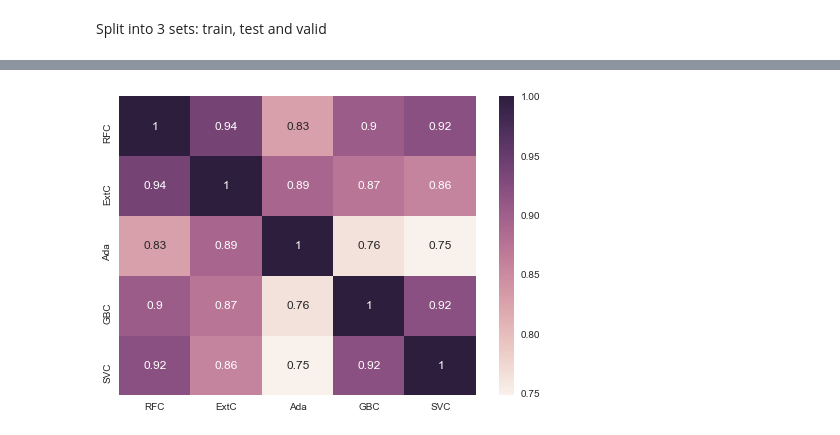
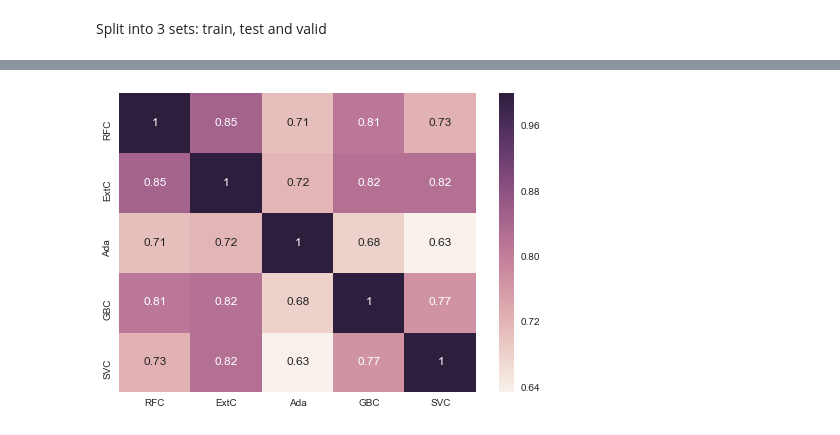
Before and after one commit to cc07/tictanic, a Jupyter notebook: Data Training using Sklearn.ipynb, the cells around one changed output, grey strips where cells are left out. Drawn from its saved outputs; the diff is of its cells as text; code cells hidden in the pictures.

```diff
--- a/Data Training using Sklearn.ipynb
+++ b/Data Training using Sklearn.ipynb
@@ -299,19 +293,19 @@ for row in range(nrows):
 # %%
-test_Survived_RFC = pd.Series(RFC_best.predict(X_test), name="RFC")
-test_Survived_ExtC = pd.Series(ExtC_best.predict(X_test), name="ExtC")
-test_Survived_SVMC = pd.Series(SVMC_best.predict(X_test), name="SVC")
-test_Survived_AdaC = pd.Series(ada_best.predict(X_test), name="Ada")
-test_Survived_GBC = pd.Series(GBC_best.predict(X_test), name="GBC")
+test_Survived_RFC = pd.Series(RFC_best.predict(X_predict), name="RFC")
+test_Survived_ExtC = pd.Series(ExtC_best.predict(X_predict), name="ExtC")
+test_Survived_SVMC = pd.Series(SVMC_best.predict(X_predict), name="SVC")
+test_Survived_AdaC = pd.Series(ada_best.predict(X_predict), name="Ada")
+test_Survived_GBC = pd.Series(GBC_best.predict(X_predict), name="GBC")
 
 
 # Concatenate all classifier results
 ensemble_results = pd.concat([test_Survived_RFC, test_Survived_ExtC, \
                               test_Survived_AdaC, test_Survived_GBC, test_Survived_SVMC], axis=1)
 
 
 g = sns.heatmap(ensemble_results.corr(),annot=True)
 # %% [output]
-[figure, old version]
+[figure, new version]
 # %%
 votingC = VotingClassifier(estimators=[('rfc', RFC_best), ('extc', ExtC_best),
 ('svc', SVMC_best), ('adac',ada_best),('gbc', GBC_best)], voting='soft', n_jobs=4)
```
Also changed, not shown: parts of 12 cells of this notebook, 14 other files.
